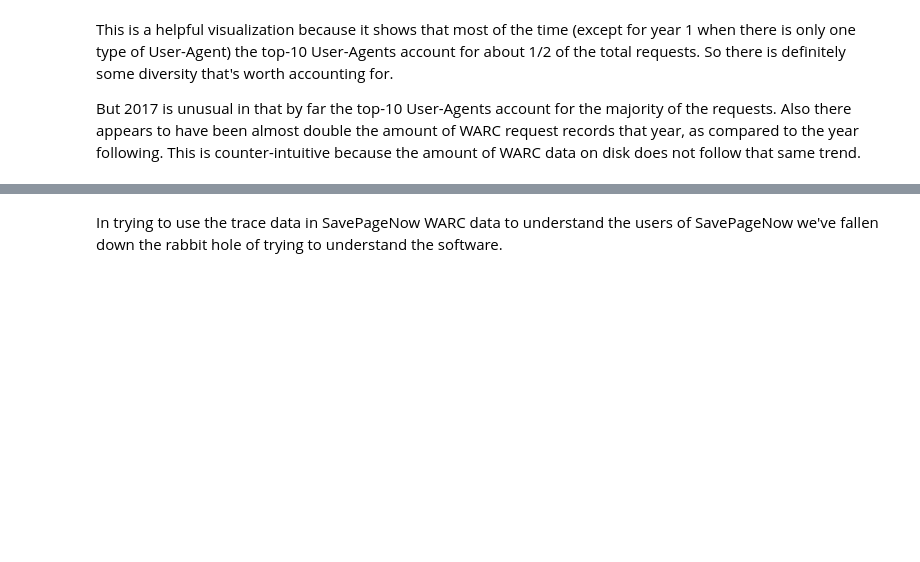
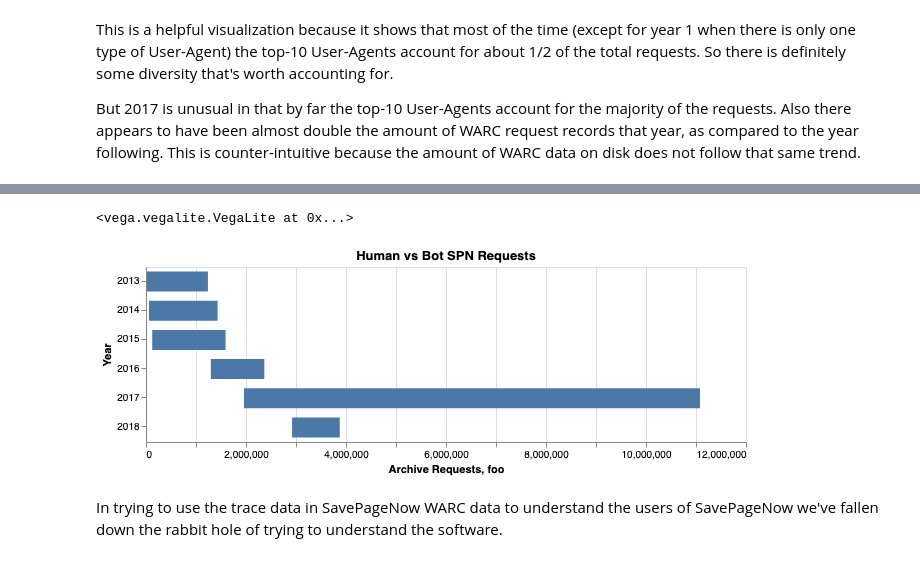
Before and after one commit to edsu/spn, a Jupyter notebook: notebooks/UserAgents.ipynb, the cells around one changed output, grey strips where cells are left out. Cells and saved outputs as stored; diff of their text form; code cells hidden in the pictures; blank space fills up the shorter version.

```diff
--- a/notebooks/UserAgents.ipynb
+++ b/notebooks/UserAgents.ipynb
@@ -353,0 +463,27 @@ parse_ua('curl/7.55.1')
+# %%
+bots = [
+    "OpenBSD ftp"
+    "Python Requests",
+    "UptimeRobot",
+    "Wget",
+    "archive.org_bot",
+    "curl",
+    "okhttp"
+]
+
+bot_or_not = {"bot": {}, "not": {}}
+for ua in top_10_uas:
+    if ua in bots:
+        label = "bot"
+    else:
+        label = "not"
+    for year in range(2013, 2019):
+        y = str(year)
+        if ua_fams.loc[ua][y] > 0:
+            if y in bot_or_not[label]:
+                bot_or_not[label][y] += ua_fams.loc[ua][y]
+            else:
+                bot_or_not[label][y] = ua_fams.loc[ua][y]
+
+bot_or_not = pandas.DataFrame.from_dict(bot_or_not).reset_index()
+bot_or_not
@@ -354,2 +498,18 @@ parse_ua('curl/7.55.1')
+# %%
+chart4 = altair.Chart(bot_or_not).mark_bar(size=20).encode(
+    altair.X('bot', title='Archive Requests'),
+    altair.X2('not', title='foo'),
+    altair.Y('index', title='Year'),
+)
+
+chart4 = chart4.properties(
+    width=600,
+    height=175,
+    title='Human vs Bot SPN Requests'
+)
+chart4
+# %% [output]
+<vega.vegalite.VegaLite at 0x...>
+[figure, added]
 # %% [markdown]
 In trying to use the trace data in SavePageNow WARC data to understand the users of SavePageNow we've fallen down the rabbit hole of trying to understand the software.
```
Also changed, not shown: parts of 21 cells of this notebook, 1 other file.
